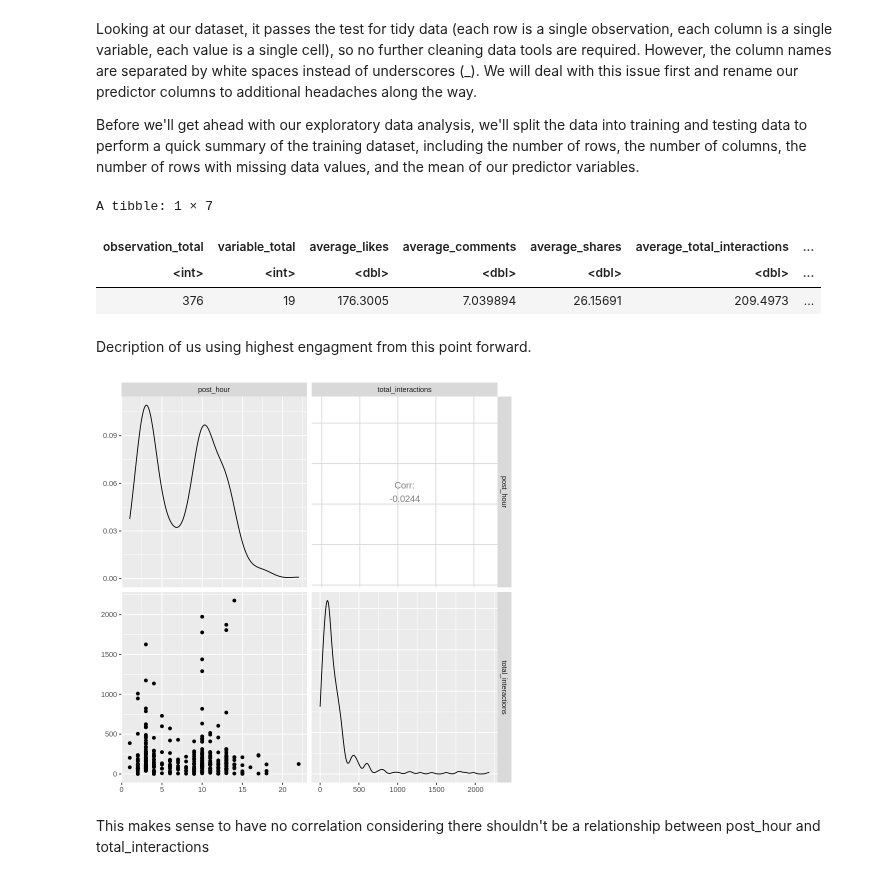
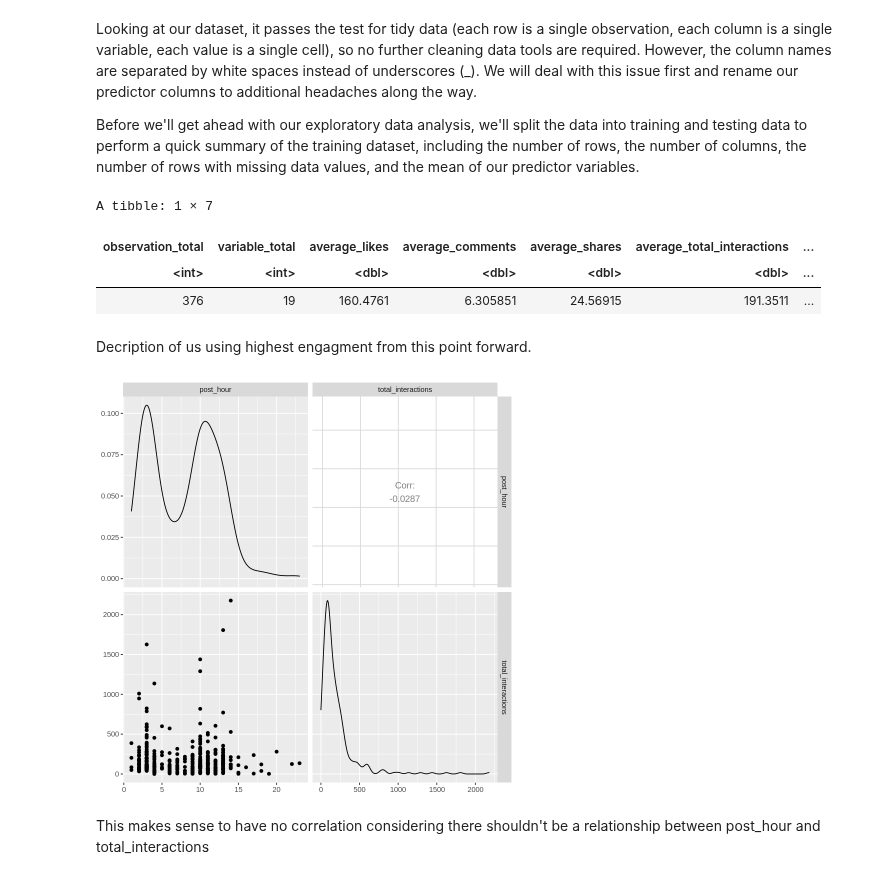
Before and after one commit to amellios/data_science_woohoo, a Jupyter notebook: Final Project Analysis.ipynb, the cells around one changed output. Saved outputs shown, nothing was run; the diff lists cells and outputs as text; code cells hidden in the pictures.

```diff
--- a/Final Project Analysis.ipynb
+++ b/Final Project Analysis.ipynb
@@ -84,7 +102,7 @@ facebook_filtered <- facebook_1 %>% filter(total_interactions < 5000)
 
 #Split into training (75 percent of data set) and test data
 set.seed(2021)
-facebook_split <- initial_split(facebook_filtered, prop = 0.75, strata = post_hour)
+facebook_split <- initial_split(facebook_filtered, prop = 0.75, strata = total_interactions)
 facebook_train <- training(facebook_split)
 facebook_test <- testing(facebook_split)
 
@@ -98,34 +116,34 @@ average_comments <- mean(facebook_train[["comment"]])
 average_shares <- mean(facebook_train[["share"]])
 average_total_interactions <- mean(facebook_train[["total_interactions"]])
 
 #Total Number of Observations
 observation_total <- nrow(facebook_train)
 
 #Total Number of Variables
 variable_total <- ncol(facebook_train)
 
 #Exploratory Data Analysis Table
 exploratory_table <- facebook_train %>%
                      mutate(facebook_train, observation_total = observation_total) %>%
                      mutate(facebook_train, variable_total = variable_total) %>%
                      mutate(facebook_train, average_likes = average_likes) %>%
                      mutate(facebook_train, average_comments = average_comments) %>%
                      mutate(facebook_train, average_shares = average_shares) %>%
                      mutate(facebook_train, average_total_interactions = average_total_interactions) %>%
                      mutate(facebook_train, missing_rows = missing_rows) %>%
                      select(observation_total, variable_total, average_likes, average_comments, average_shares, average_total_interactions,
                             missing_rows) %>%
                      slice(1)
 exploratory_table
 #facebook <- facebook %>%
   #  select("Post Hour", "like", "comment", "share") %>%
    # rename(post_hour = "Post Hour")
 #facebook
 # %% [output]
 A tibble: 1 × 7
 | observation_total | variable_total | average_likes | average_comments | average_shares | average_total_interactions | ... |
 | <int> | <int> | <dbl> | <dbl> | <dbl> | <dbl> | ... |
-| 376 | 19 | 176.3005 | 7.039894 | 26.15691 | 209.4973 | ... |
+| 376 | 19 | 160.4761 | 6.305851 | 24.56915 | 191.3511 | ... |
 # %% [markdown]
 Decription of us using highest engagment from this point forward.
 # %%
@@ -135,7 +153,7 @@ facebook_ggpairs <- facebook_train %>%
                     ggpairs()
 facebook_ggpairs
 # %% [output]
-[figure, old version]
+[figure, new version]
 # %% [markdown]
 This makes sense to have no correlation considering there shouldn't be a relationship between post_hour and total_interactions
 # %% [markdown]
```
Also changed, not shown: parts of 6 cells of this notebook.
